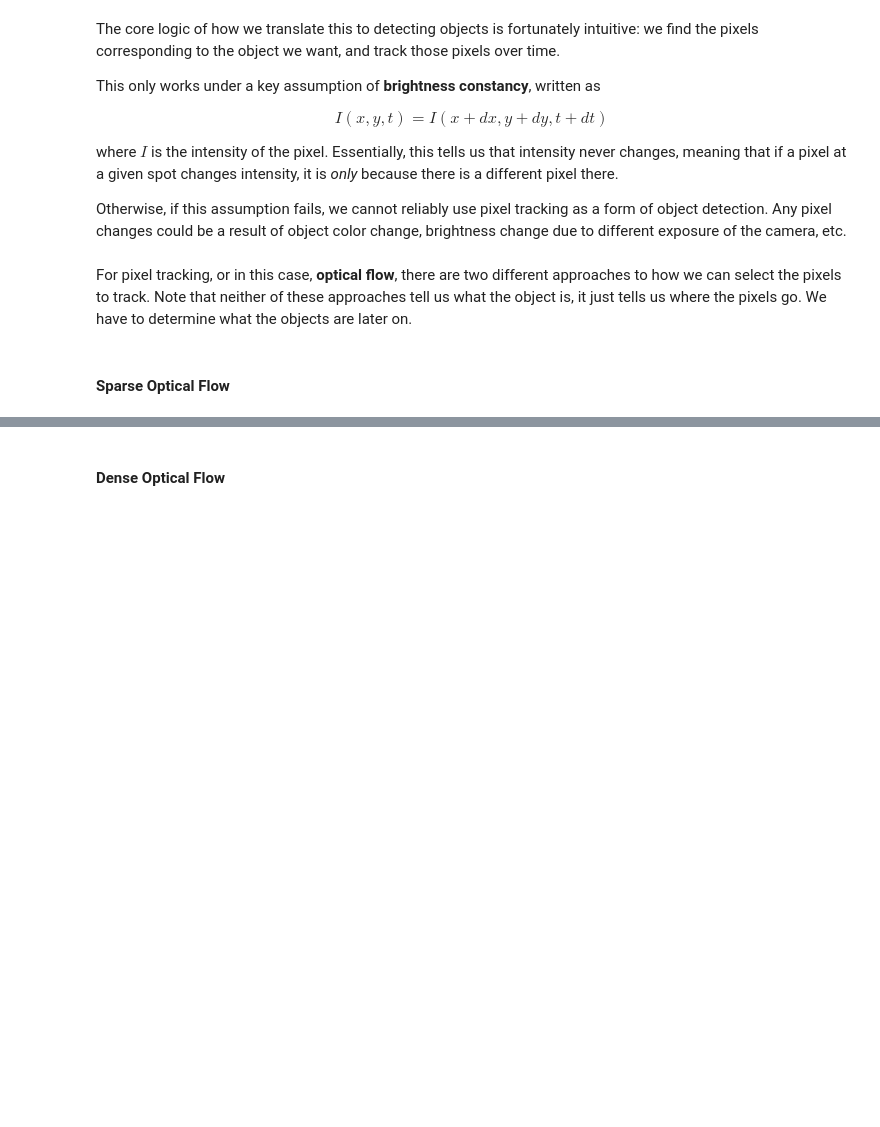
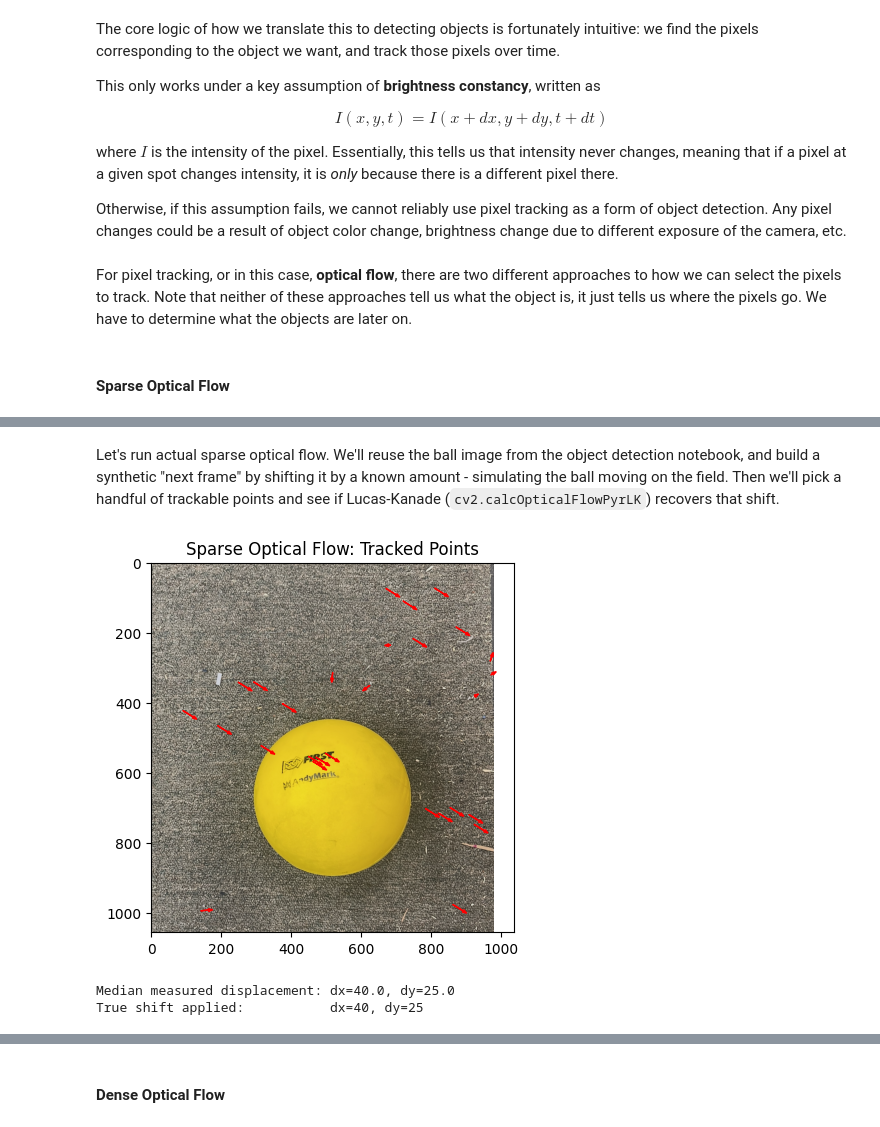
Before and after one commit to nickmelamed/mortorq_instruction, a Jupyter notebook: ml_resources/perception_primer/05-objects-in-motion.ipynb, the cells around one changed output, grey strips where cells are left out. Saved outputs shown, nothing was run; the diff lists cells and outputs as text; code cells hidden in the pictures; blank space fills up the shorter version.

```diff
--- a/ml_resources/perception_primer/05-objects-in-motion.ipynb
+++ b/ml_resources/perception_primer/05-objects-in-motion.ipynb
@@ -62,3 +65,43 @@ Let's look at an example:
 As you can see, for the people in the image, we have only selected a subset of pixels on each person. The arrows show the direction of the displacement (e.g., an arrow pointing left means the originally tracked pixel has moved left), and therefore allow us to track the people!
 
 Algorithms like the Lucas-Kanade method leverage sparse optical flow, which is nice because it requires much less computation, but also has its flaws in that we must be precise in our original pixel selection to ensure we are tracking our objects properly.
+# %% [markdown]
+Let's run actual sparse optical flow. We'll reuse the ball image from the object detection notebook, and build a synthetic "next frame" by shifting it by a known amount - simulating the ball moving on the field. Then we'll pick a handful of trackable points and see if Lucas-Kanade (`cv2.calcOpticalFlowPyrLK`) recovers that shift.
+# %%
+# reuse the ball image from notebook 02, and build a synthetic "next frame"
+# by shifting it - simulating the ball moving down and to the right
+frame1_bgr = cv2.imread('./ref_imgs/yellow_ball.png', cv2.IMREAD_COLOR)
+frame1_gray = cv2.cvtColor(frame1_bgr, cv2.COLOR_BGR2GRAY)
+
+shift_x, shift_y = 40, 25
+shift_matrix = np.float32([[1, 0, shift_x], [0, 1, shift_y]])
+frame2_gray = cv2.warpAffine(frame1_gray, shift_matrix, (frame1_gray.shape[1], frame1_gray.shape[0]))
+
+# pick a handful of trackable pixels in frame 1 (sparse optical flow uses a few, not every pixel)
+corners = cv2.goodFeaturesToTrack(frame1_gray, maxCorners=30, qualityLevel=0.2, minDistance=15)
+
+# track those same pixels into frame 2
+tracked, status, _ = cv2.calcOpticalFlowPyrLK(frame1_gray, frame2_gray, corners, None)
+
+# keep only the points that were tracked successfully, dropping the extra middle axis
+good_old = corners[status.flatten() == 1].reshape(-1, 2)
+good_new = tracked[status.flatten() == 1].reshape(-1, 2)
+
+fig, ax = plt.subplots()
+ax.imshow(cv2.cvtColor(frame1_bgr, cv2.COLOR_BGR2RGB))
+for old, new in zip(good_old, good_new):
+    ox, oy = old
+    nx, ny = new
+    ax.arrow(ox, oy, nx - ox, ny - oy, color='red', head_width=8, length_includes_head=True)
+ax.set_title("Sparse Optical Flow: Tracked Points")
+plt.show()
+
+# median (not mean) - a few points near the image border get corrupted by the
+# artificial black padding warpAffine introduces there, and median shrugs those off
+flow = good_new - good_old
+print(f"Median measured displacement: dx={np.median(flow[:, 0]):.1f}, dy={np.median(flow[:, 1]):.1f}")
+print(f"True shift applied:           dx={shift_x}, dy={shift_y}")
+# %% [output]
+[figure, added]
+Median measured displacement: dx=40.0, dy=25.0
+True shift applied:           dx=40, dy=25
```
Also changed, not shown: parts of 20 cells of this notebook, 1 other file.
